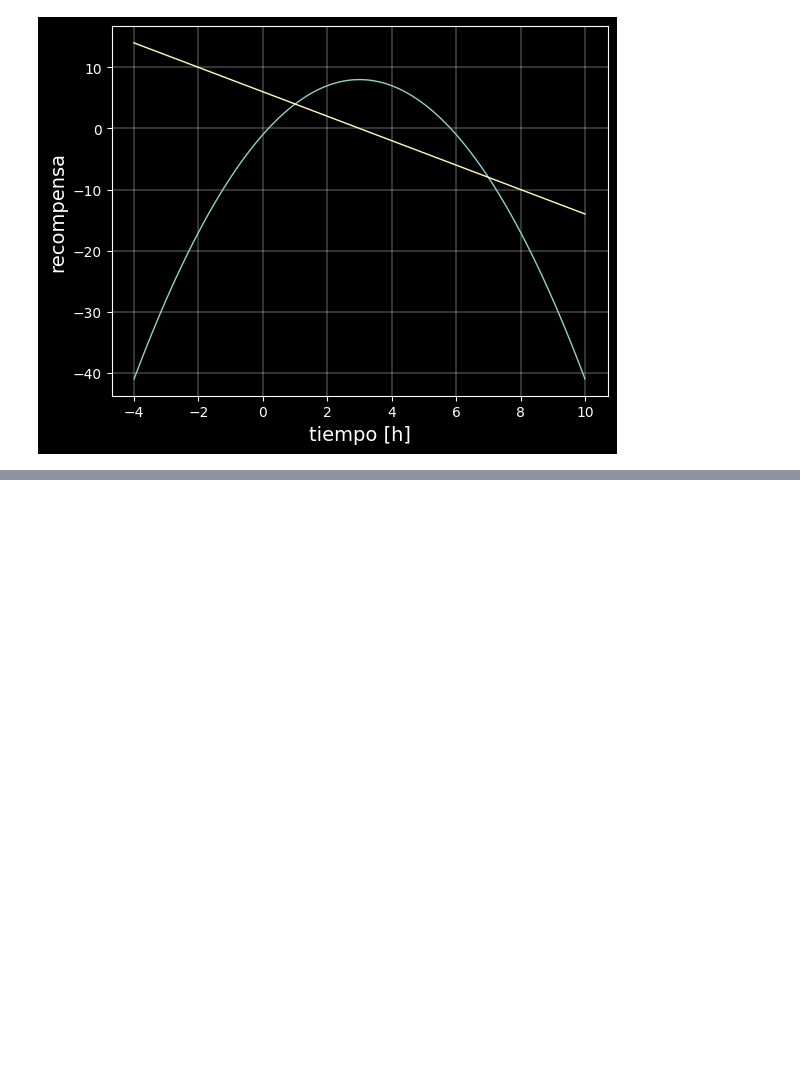
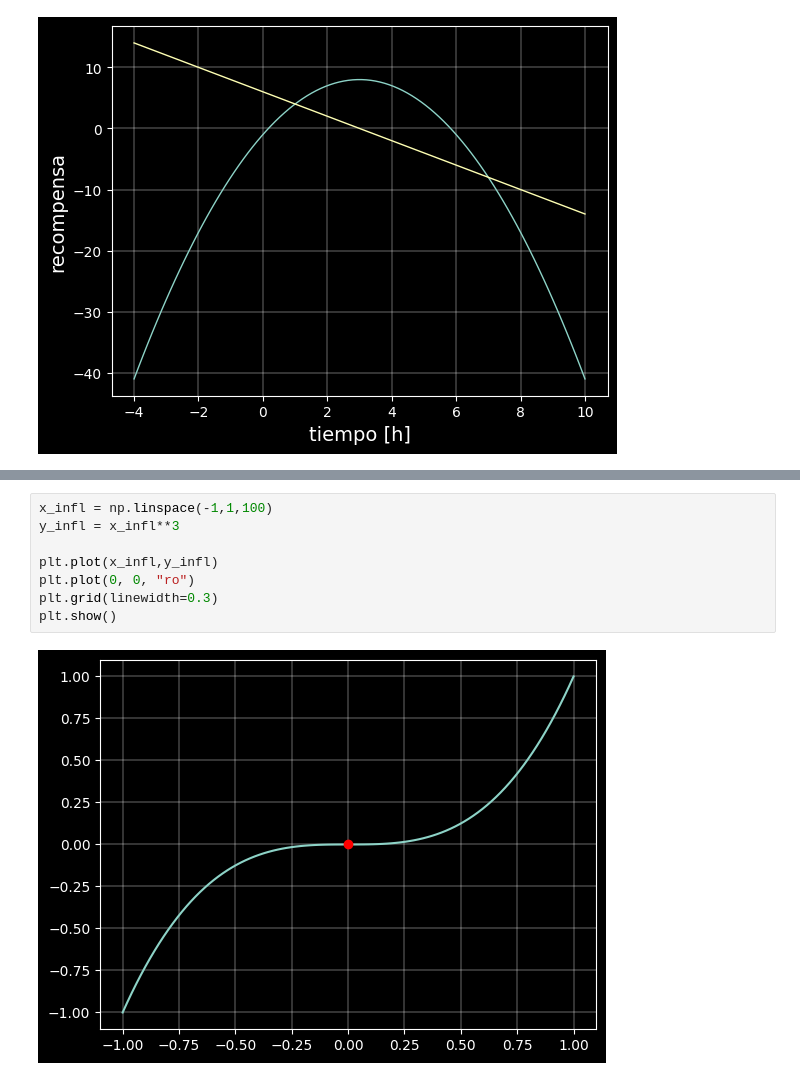
Before and after one commit to SunFanton/python-courses, a Jupyter notebook: maths-for-ai/5_Optimizacion/Optimizacion.ipynb, the cells around one changed output, grey strips where cells are left out. Cells and saved outputs as stored; diff of their text form; blank space fills up the shorter version.

```diff
--- a/maths-for-ai/5_Optimizacion/Optimizacion.ipynb
+++ b/maths-for-ai/5_Optimizacion/Optimizacion.ipynb
@@ -171,0 +318,10 @@ plt.show()
+# %%
+x_infl = np.linspace(-1,1,100)
+y_infl = x_infl**3
+
+plt.plot(x_infl,y_infl)
+plt.plot(0, 0, "ro")
+plt.grid(linewidth=0.3)
+plt.show()
+# %% [output]
+[figure, added]
```
Also changed, not shown: parts of 26 cells of this notebook.
